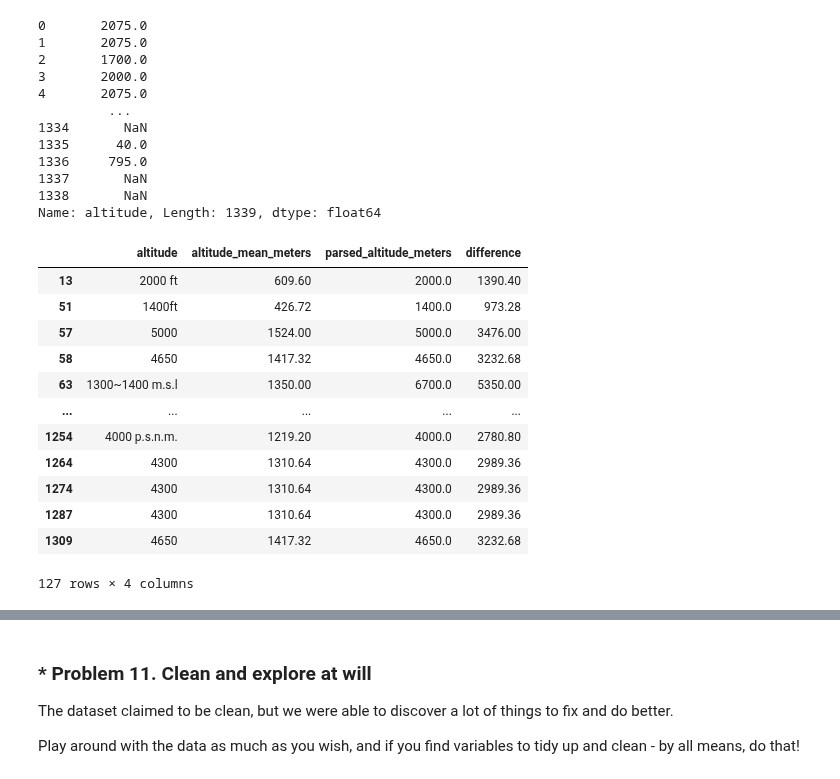
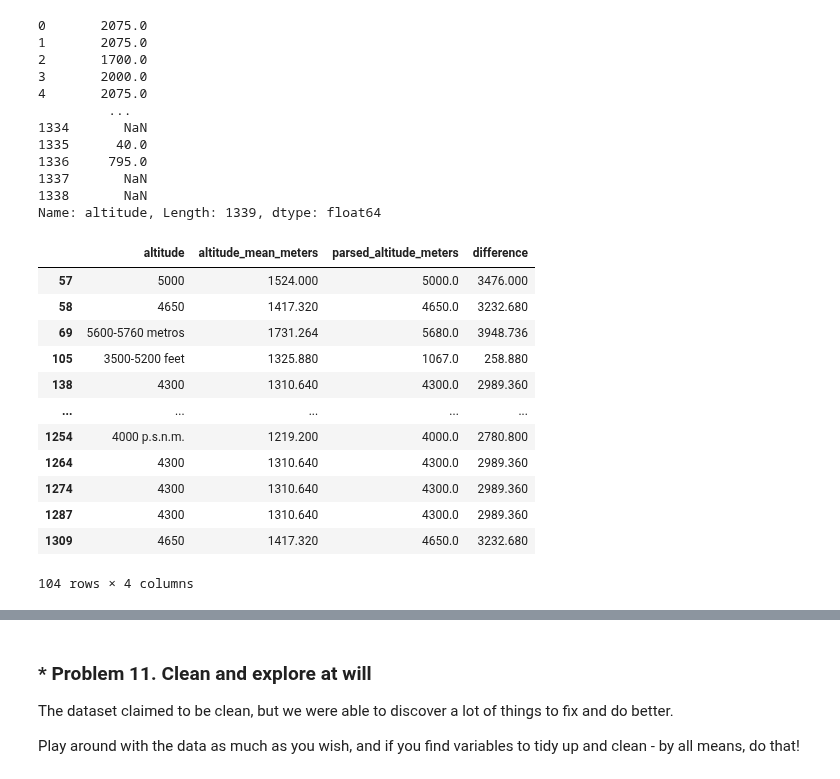
Before and after one commit to stilyan122/AI-and-Machine-Learning, a Jupyter notebook: Data Science/Data Tidying and Cleaning/Data Tidying and Cleaning Lab.ipynb, the cells around one changed output, grey strips where cells are left out. Saved outputs shown, nothing was run; the diff lists cells and outputs as text; code cells hidden in the pictures.

```diff
--- a/Data Science/Data Tidying and Cleaning/Data Tidying and Cleaning Lab.ipynb
+++ b/Data Science/Data Tidying and Cleaning/Data Tidying and Cleaning Lab.ipynb
@@ -20,6 +20,6 @@ It's a good idea to save your clean dataset after all the work you've done to it
 ### Problem 1. Read the dataset (1 point)
 This should be self-explanatory. The first column is the index.
 # %%
-coffee_data = pd.read_csv("data_exercise/merged_data_cleaned.csv")
+coffee_data = pd.read_csv("data_exercise/merged_data_cleaned.csv", index_col = 'Unnamed: 0')
 coffee_data
 # %% [output]
@@ -591,7 +591,6 @@ def get_continent(country):
         return 'Unknown'
 
     manual_fix = {
-        'Tanzania, United Republic Of': 'Tanzania',
         'United States': 'United States of America',
         'United States (Hawaii)': 'United States of America',
         'United States (Puerto Rico)': 'United States of America',
@@ -737,7 +736,7 @@ suspicious_locations
 # %% [markdown]
 Several rows have region exactly equal to the country name - e.g., region = "Kenya", country = "Kenya". This is likely a data entry mistake: region should refer to a subnational area. Other rows have empty or invalid region values. These entries are unusable for geographic analysis and should be treated as missing data.
 # %%
-def parse_altitude_clean(value):
+def clean_altitude(value):
     """
     Clean and parse altitudes from a given value
     """
@@ -746,22 +745,22 @@ def parse_altitude_clean(value):
         return None
 
     value = str(value).lower().strip()
+    value = value.replace(',', '').replace('+', '')
 
-    value = value.replace(',', '').replace('+', '')
-    value = re.sub(r'[^\d\.\-\s]', '', value)
+    if 'ft' in value or 'feet' in value:
+        nums = re.findall(r'\d{2,5}', value)
+        if nums:
+            return round(float(nums[0]) * 0.3048)
 
-    decimal_match = re.search(r'(\d\.\d{3})', value)
-
-    if decimal_match:
-        return round(float(decimal_match.group(1)) * 1000)
+    km_match = re.search(r'\b\d\.\d{3}\b', value)
+    if km_match:
+        return round(float(km_match.group(0)) * 1000)
 
     nums = re.findall(r'\d{2,5}', value)
 
     if not nums:
         return None
 
-    nums = [int(n) for n in nums[:2]]
-    avg = sum(nums) / len(nums)
-
-    return round(avg)
+    nums = [float(n) for n in nums[:2]]
+    return sum(nums) / len(nums)
 # %%
@@ -783,28 +782,28 @@ Name: altitude, Length: 1339, dtype: float64
 # %%
 altitudes_comparison = coffee_data[[
     'altitude',
     'altitude_mean_meters'
 ]].copy()
 
-altitudes_comparison['parsed_altitude_meters'] = coffee_data['altitude'].apply(parse_altitude_clean)
+altitudes_comparison['parsed_altitude_meters'] = coffee_data['altitude'].apply(clean_altitude)
 
 altitudes_comparison['difference'] = (
     altitudes_comparison['parsed_altitude_meters'] - altitudes_comparison['altitude_mean_meters']
 ).abs()
 
 significant_mismatches = altitudes_comparison[altitudes_comparison['difference'] > 100]
 significant_mismatches
 # %% [output]
 |  | altitude | altitude_mean_meters | parsed_altitude_meters | difference |
-| 13 | 2000 ft | 609.60 | 2000.0 | 1390.40 |
-| 51 | 1400ft | 426.72 | 1400.0 | 973.28 |
-| 57 | 5000 | 1524.00 | 5000.0 | 3476.00 |
-| 58 | 4650 | 1417.32 | 4650.0 | 3232.68 |
-| 63 | 1300~1400 m.s.l | 1350.00 | 6700.0 | 5350.00 |
+| 57 | 5000 | 1524.000 | 5000.0 | 3476.000 |
+| 58 | 4650 | 1417.320 | 4650.0 | 3232.680 |
+| 69 | 5600-5760 metros | 1731.264 | 5680.0 | 3948.736 |
+| 105 | 3500-5200 feet | 1325.880 | 1067.0 | 258.880 |
+| 138 | 4300 | 1310.640 | 4300.0 | 2989.360 |
 | ... | ... | ... | ... | ... |
-| 1254 | 4000 p.s.n.m. | 1219.20 | 4000.0 | 2780.80 |
-| 1264 | 4300 | 1310.64 | 4300.0 | 2989.36 |
-| 1274 | 4300 | 1310.64 | 4300.0 | 2989.36 |
-| 1287 | 4300 | 1310.64 | 4300.0 | 2989.36 |
-| 1309 | 4650 | 1417.32 | 4650.0 | 3232.68 |
+| 1254 | 4000 p.s.n.m. | 1219.200 | 4000.0 | 2780.800 |
+| 1264 | 4300 | 1310.640 | 4300.0 | 2989.360 |
+| 1274 | 4300 | 1310.640 | 4300.0 | 2989.360 |
+| 1287 | 4300 | 1310.640 | 4300.0 | 2989.360 |
+| 1309 | 4650 | 1417.320 | 4650.0 | 3232.680 |
-127 rows × 4 columns
+104 rows × 4 columns
```
Also changed, not shown: parts of 19 cells of this notebook, 2 other files.
